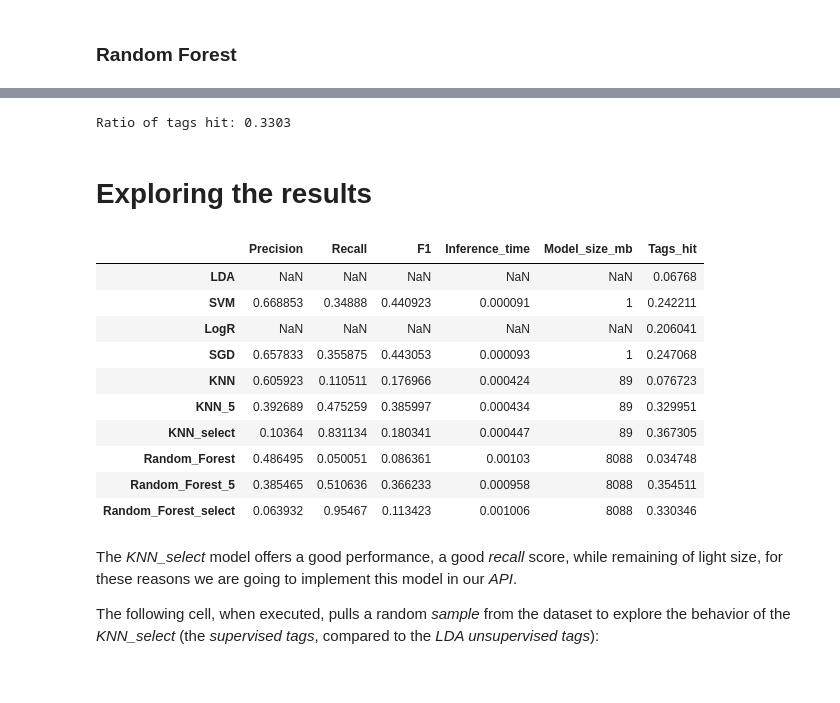
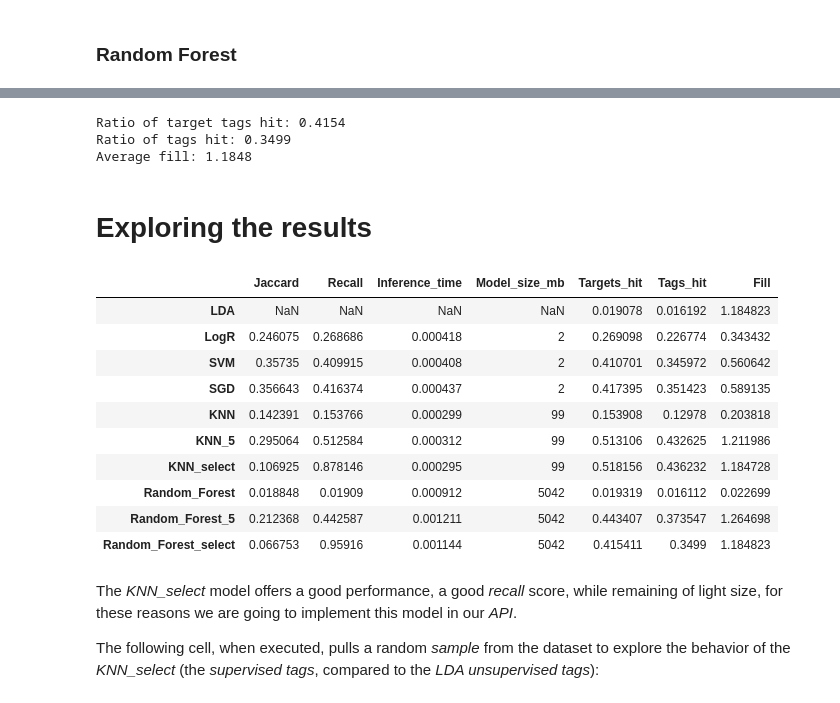
Before and after one commit to thibaudgrosjean/Stack-Overflow-questions, a Jupyter notebook: P5_02_test.ipynb, the cells around one changed output, grey strips where cells are left out. Saved outputs shown, nothing was run; the diff lists cells and outputs as text; code cells hidden in the pictures.

```diff
--- a/P5_02_test.ipynb
+++ b/P5_02_test.ipynb
@@ -37,7 +38,7 @@ from xgboost import XGBClassifier
 from ttictoc import tic, toc
 from joblib import dump
 # %%
-df = pd.read_csv('./data/df.csv')
+df = pd.read_csv('./data/df.csv', index_col=0)
 
 df.head()
 # %% [output]
@@ -254,14 +260,19 @@ def count_values(y_true, y_hat):
 
 class PerformanceReport():
 
-    def __init__(self):
+    def __init__(self, true:str, target:str):
 
         # Initialize our report DataFrame
+        self.y_true = true
+        self.y_target = target
         self.columns = [
+            'Jaccard',
             'Recall',
             'Inference_time',
             'Model_size_mb',
-            'Tags_hit']
+            'Targets_hit',
+            'Tags_hit',
+            'Fill']
         self.report = pd.DataFrame(columns=self.columns)
 
     def evaluate(self, name:str, model, X_test:np.array, y_true:np.array, y_pred:np.array):
@@ -276,32 +287,40 @@ class PerformanceReport():
         # Get model file size
         model_size = round(os.path.getsize('./data/model.joblib') / 1000000)
         # Calculate the scores
-        # precision = precision_score(y_true, y_pred, average='weighted')
         recall = recall_score(y_true, y_pred, average='weighted')
-        # f1 = f1_score(y_true, y_pred, average='weighted')
+        jaccard = jaccard_score(y_true, y_pred, average='weighted')
 
         # Append the scores to our report
-        self.report.loc[name,self.columns[:-1]] = [
-            # precision,
+        self.report.loc[name,self.columns[:4]] = [
+            jaccard,
             recall,
-            # f1,
             inference_time,
             model_size]
 
-        print(pd.DataFrame(self.report.loc[name,self.columns[:-1]]))
+        print(pd.DataFrame(self.report.loc[name,self.columns[:4]]))
 
-    def tags_ratio(self, name:str, df:pd.DataFrame, y_true:str):
+    def tags_ratio(self, name:str, df:pd.DataFrame):
 
-        scores = df.apply(lambda x: count_values(x[y_true], x[name]), axis=1)
-        self.report.loc[name, 'Tags_hit'] = np.mean(scores)
+        tags_hit = df.apply(lambda x: count_values(x[self.y_true], x[name]), axis=1)
+        self.report.loc[name, 'Tags_hit'] = np.mean(tags_hit)
+        targets_hit = df.apply(lambda x: count_values(x[self.y_target], x[name]), axis=1)
+        self.report.loc[name, 'Targets_hit'] = np.mean(targets_hit)
+        filled_ratio = df[name].apply(len).sum() / df[self.y_target].str.split(',').apply(len).sum()
+        self.report.loc[name, 'Fill'] = np.mean(filled_ratio)
+        print(f"Ratio of target tags hit: {round(self.report.loc[name,'Targets_hit'], 4)}")
         print(f"Ratio of tags hit: {round(self.report.loc[name,'Tags_hit'], 4)}")
+        print(f"Average fill: {round(self.report.loc[name,'Fill'], 4)}")
+
+    def clean_files(self):
+
+        os.remove('./data/model.joblib')
 
     def get(self):
 
         return self.report
 
 
-report = PerformanceReport()
+report = PerformanceReport(true='Tags_tokens', target='Tags_target')
 # %% [markdown]
 # Modelling
 # %% [markdown]
@@ -717,23 +754,26 @@ preds_df[['Title_Body_tokens', 'Tags_tokens', 'Random_Forest_select']].head()
 # %%
-report.tags_ratio('Random_Forest_select', transformer.test_df, 'Tags_tokens')
+report.tags_ratio('Random_Forest_select', transformer.test_df)
 # %% [output]
-Ratio of tags hit: 0.3303
+Ratio of target tags hit: 0.4154
+Ratio of tags hit: 0.3499
+Average fill: 1.1848
 # %% [markdown]
 # Exploring the results
 # %%
+report.clean_files()
 report.get()
 # %% [output]
-|  | Precision | Recall | F1 | Inference_time | Model_size_mb | Tags_hit |
-| LDA | NaN | NaN | NaN | NaN | NaN | 0.06768 |
-| SVM | 0.668853 | 0.34888 | 0.440923 | 0.000091 | 1 | 0.242211 |
-| LogR | NaN | NaN | NaN | NaN | NaN | 0.206041 |
-| SGD | 0.657833 | 0.355875 | 0.443053 | 0.000093 | 1 | 0.247068 |
-| KNN | 0.605923 | 0.110511 | 0.176966 | 0.000424 | 89 | 0.076723 |
-| KNN_5 | 0.392689 | 0.475259 | 0.385997 | 0.000434 | 89 | 0.329951 |
-| KNN_select | 0.10364 | 0.831134 | 0.180341 | 0.000447 | 89 | 0.367305 |
-| Random_Forest | 0.486495 | 0.050051 | 0.086361 | 0.00103 | 8088 | 0.034748 |
-| Random_Forest_5 | 0.385465 | 0.510636 | 0.366233 | 0.000958 | 8088 | 0.354511 |
-| Random_Forest_select | 0.063932 | 0.95467 | 0.113423 | 0.001006 | 8088 | 0.330346 |
+|  | Jaccard | Recall | Inference_time | Model_size_mb | Targets_hit | Tags_hit | Fill |
+| LDA | NaN | NaN | NaN | NaN | 0.019078 | 0.016192 | 1.184823 |
+| LogR | 0.246075 | 0.268686 | 0.000418 | 2 | 0.269098 | 0.226774 | 0.343432 |
+| SVM | 0.35735 | 0.409915 | 0.000408 | 2 | 0.410701 | 0.345972 | 0.560642 |
+| SGD | 0.356643 | 0.416374 | 0.000437 | 2 | 0.417395 | 0.351423 | 0.589135 |
+| KNN | 0.142391 | 0.153766 | 0.000299 | 99 | 0.153908 | 0.12978 | 0.203818 |
+| KNN_5 | 0.295064 | 0.512584 | 0.000312 | 99 | 0.513106 | 0.432625 | 1.211986 |
+| KNN_select | 0.106925 | 0.878146 | 0.000295 | 99 | 0.518156 | 0.436232 | 1.184728 |
+| Random_Forest | 0.018848 | 0.01909 | 0.000912 | 5042 | 0.019319 | 0.016112 | 0.022699 |
+| Random_Forest_5 | 0.212368 | 0.442587 | 0.001211 | 5042 | 0.443407 | 0.373547 | 1.264698 |
+| Random_Forest_select | 0.066753 | 0.95916 | 0.001144 | 5042 | 0.415411 | 0.3499 | 1.184823 |
 # %% [markdown]
 The *KNN_select* model offers a good performance, a good *recall* score, while remaining of light size, for these reasons we are going to implement this model in our *API*.
 
```
Also changed, not shown: parts of 42 cells of this notebook, 13 other files.
